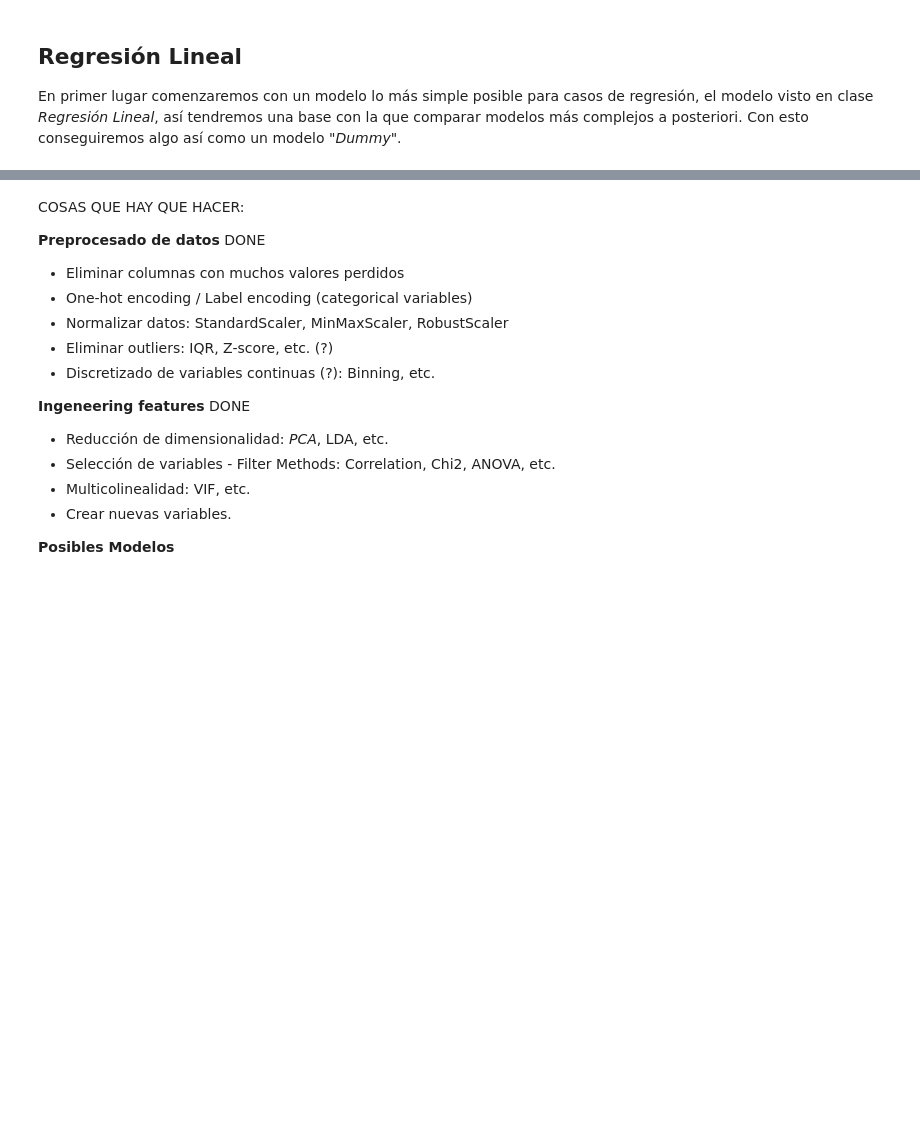
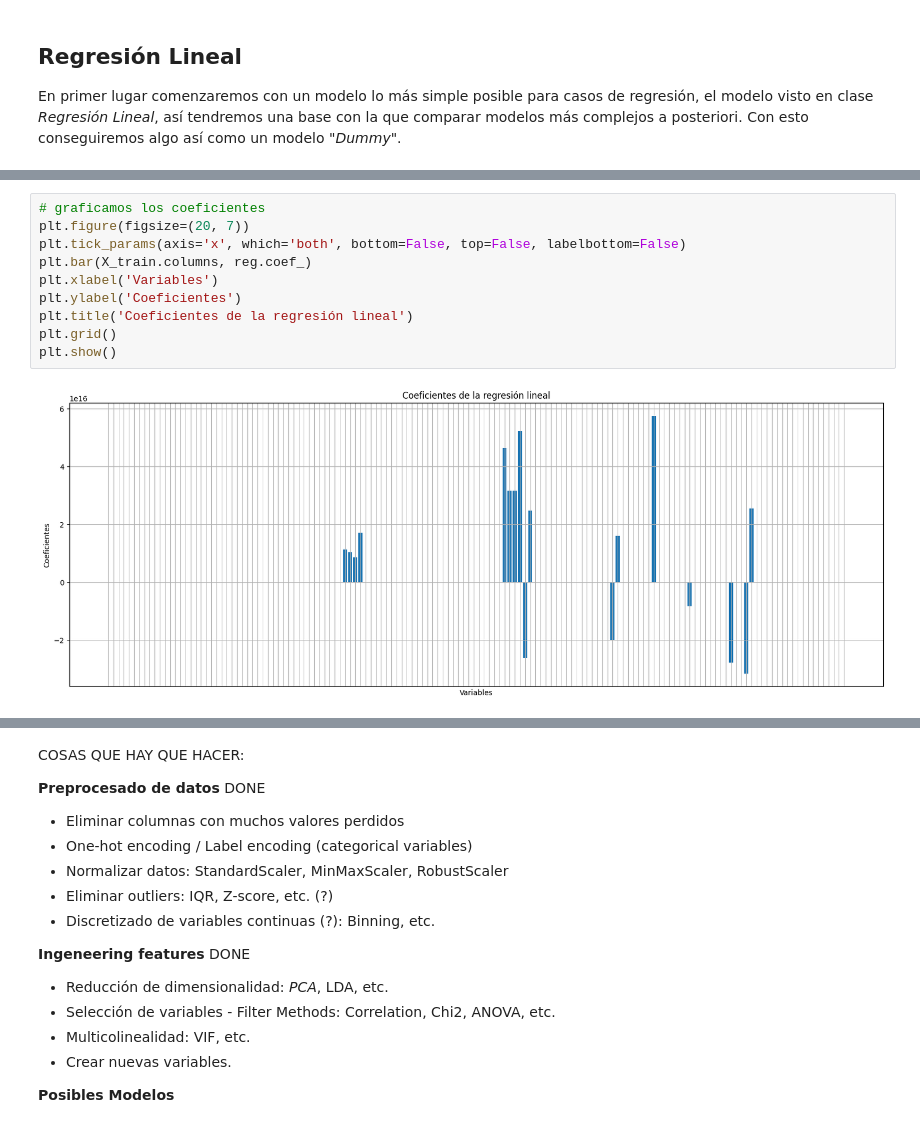
Before and after one commit to miggilcas/iacd_ds_project, a Jupyter notebook: iacd_ds_project.ipynb, the cells around one changed output, grey strips where cells are left out. Cells and saved outputs as stored; diff of their text form; blank space fills up the shorter version.

```diff
--- a/iacd_ds_project.ipynb
+++ b/iacd_ds_project.ipynb
@@ -602,0 +791,12 @@ Por lo tanto, vamos a obtener una medida de rendimiento de este modelo usando va
+# %%
+# graficamos los coeficientes
+plt.figure(figsize=(20, 7))
+plt.tick_params(axis='x', which='both', bottom=False, top=False, labelbottom=False)
+plt.bar(X_train.columns, reg.coef_)
+plt.xlabel('Variables')
+plt.ylabel('Coeficientes')
+plt.title('Coeficientes de la regresión lineal')
+plt.grid()
+plt.show()
+# %% [output]
+[figure, added]
```
Also changed, not shown: parts of 65 cells of this notebook.
